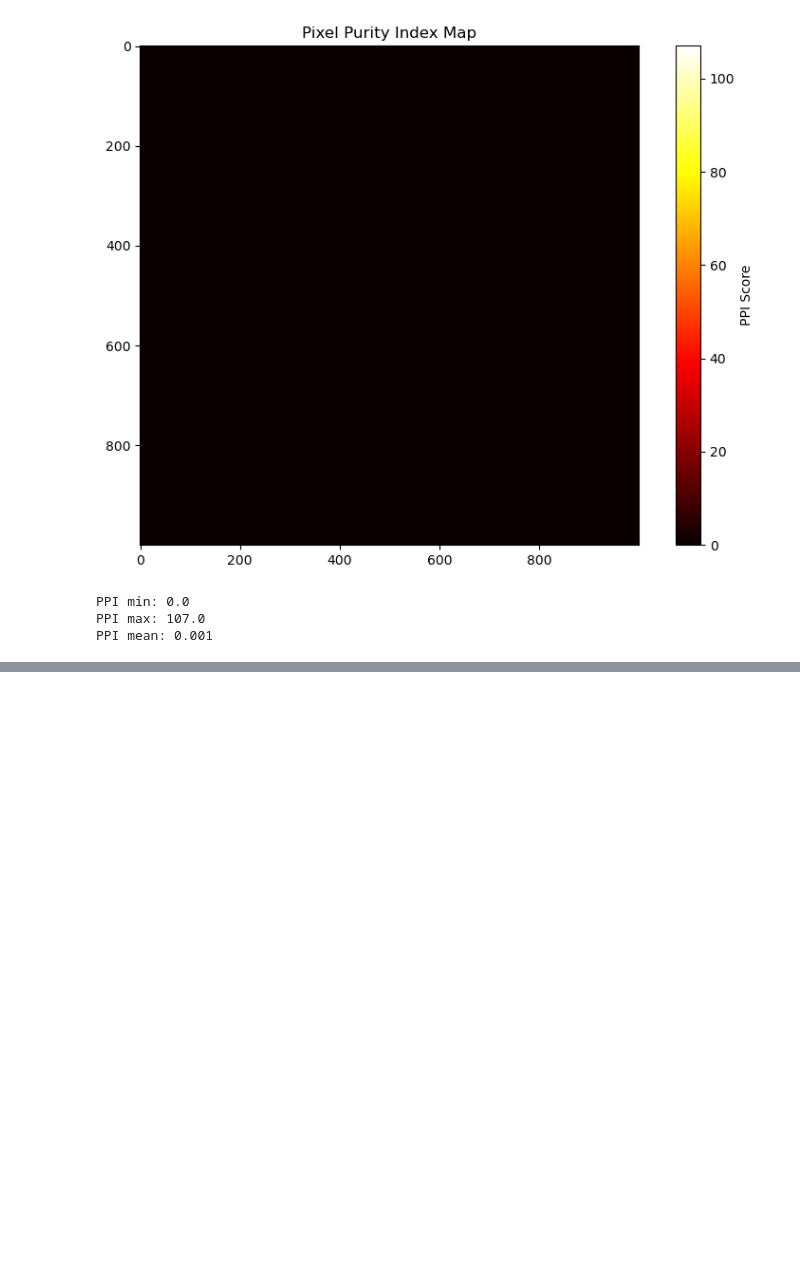
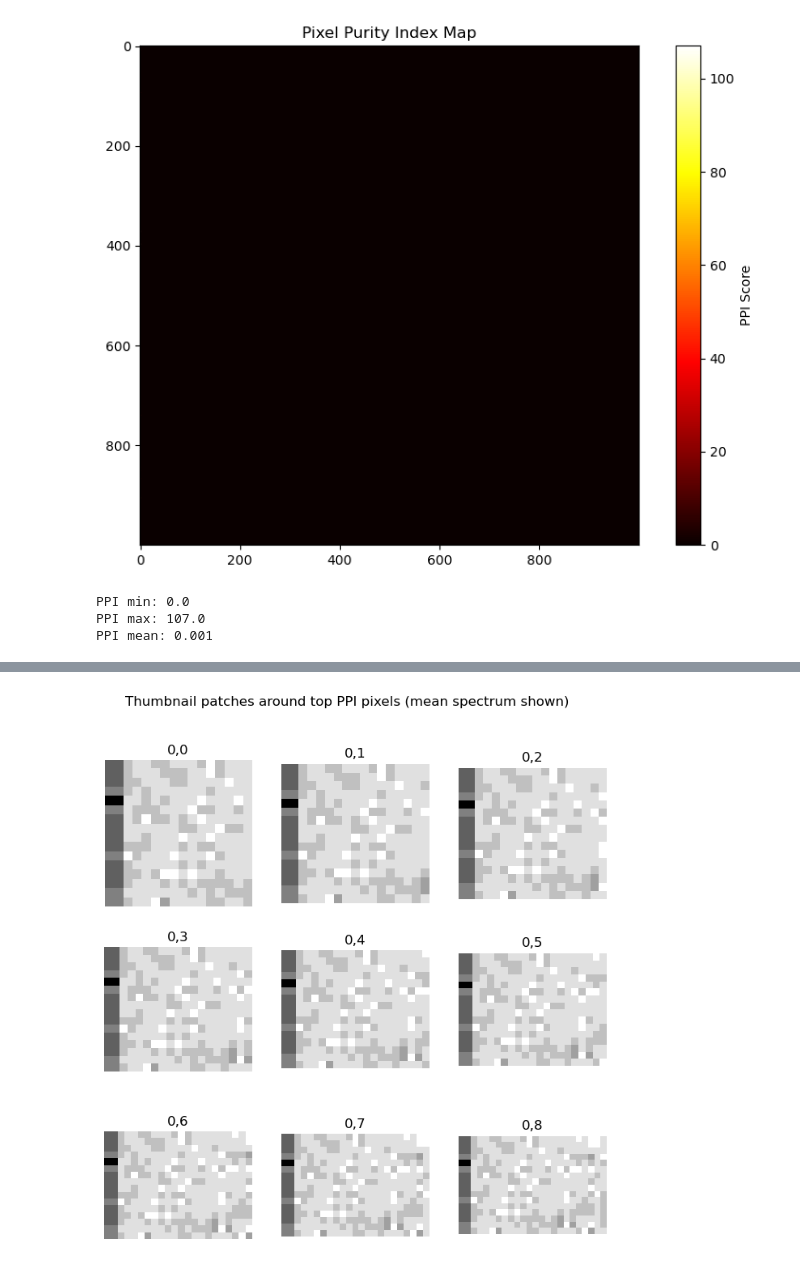
Before and after one commit to Daljit777/hyperspec_project, a Jupyter notebook: project.ipynb, the cells around one changed output, grey strips where cells are left out. Cells and saved outputs as stored; diff of their text form; code cells hidden in the pictures; blank space fills up the shorter version.

```diff
--- a/project.ipynb
+++ b/project.ipynb
@@ -929,0 +1041,23 @@ NameError: name 'ppi_map' is not defined
+# %%
+import matplotlib.pyplot as plt
+cube = np.load("mnf_cube.npy")  # or whatever cube (H,W,B) you used for PPI
+# choose first 9 candidates
+num_show = 9
+fig, axes = plt.subplots(3,3, figsize=(8,8))
+for i, ax in enumerate(axes.flat):
+    if i >= len(xs):
+        ax.axis("off"); continue
+    y, x = ys[i], xs[i]
+    # take a small 31x31 patch around pixel (careful at edges)
+    r = 15
+    y0, y1 = max(0, y-r), min(cube.shape[0], y+r+1)
+    x0, x1 = max(0, x-r), min(cube.shape[1], x+r+1)
+    patch = cube[y0:y1, x0:x1, :]   # (h,w,b)
+    # use first MNF component or a greyscale of the mean
+    ax.imshow(np.mean(patch, axis=2), cmap="gray")
+    ax.set_title(f"{y},{x}")
+    ax.axis("off")
+plt.suptitle("Thumbnail patches around top PPI pixels (mean spectrum shown)")
+plt.show()
+# %% [output]
+[figure, added]
```
Also changed, not shown: parts of 8 cells of this notebook.
